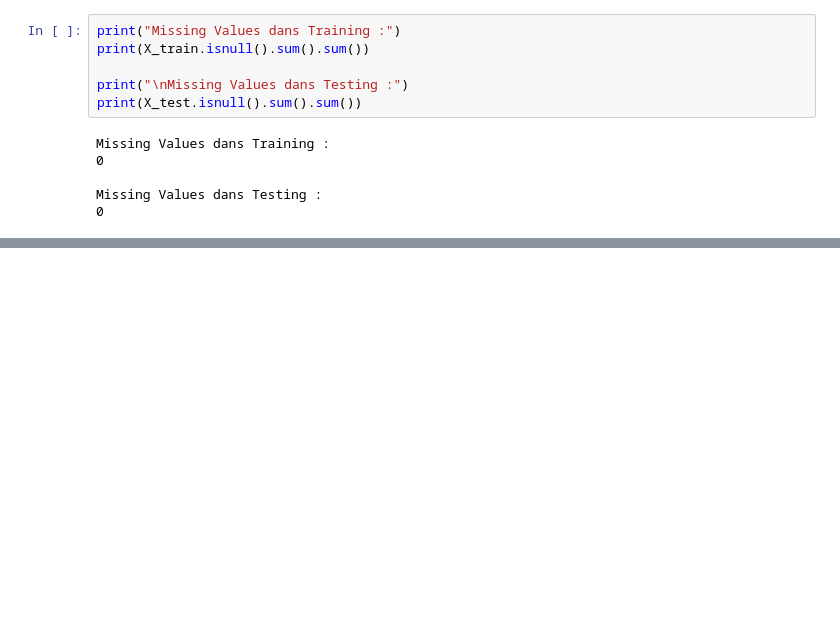
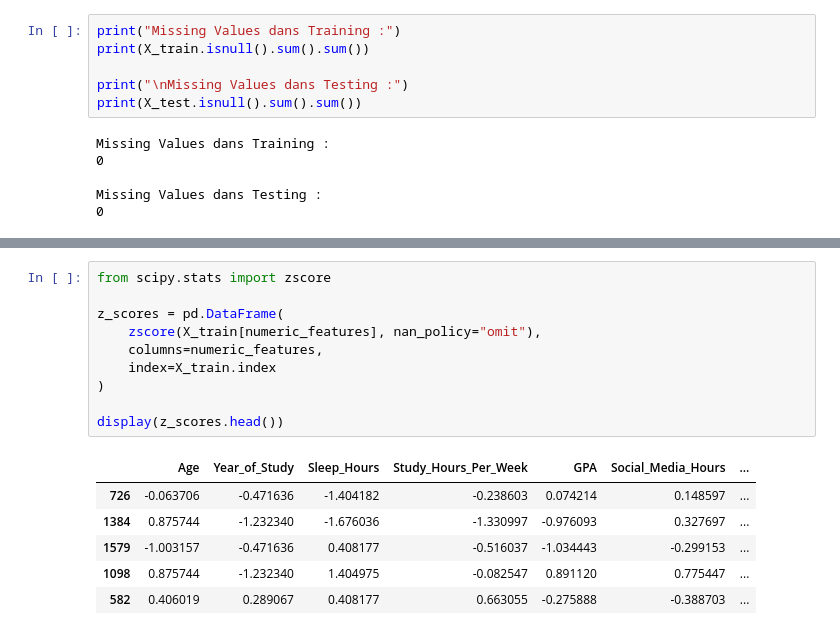
Before and after one commit to SaadiaAjbbar/Mental_Health_Risk_Prediction, a Jupyter notebook: notebooks/01_EDA.ipynb, the cells around one changed output, grey strips where cells are left out. Cells and saved outputs as stored; diff of their text form; blank space fills up the shorter version.

```diff
--- a/notebooks/01_EDA.ipynb
+++ b/notebooks/01_EDA.ipynb
@@ -977,0 +1095,17 @@ Missing Values dans Testing :
+# %%
+from scipy.stats import zscore
+
+z_scores = pd.DataFrame(
+    zscore(X_train[numeric_features], nan_policy="omit"),
+    columns=numeric_features,
+    index=X_train.index
+)
+
+display(z_scores.head())
+# %% [output]
+|  | Age | Year_of_Study | Sleep_Hours | Study_Hours_Per_Week | GPA | Social_Media_Hours | ... |
+| 726 | -0.063706 | -0.471636 | -1.404182 | -0.238603 | 0.074214 | 0.148597 | ... |
+| 1384 | 0.875744 | -1.232340 | -1.676036 | -1.330997 | -0.976093 | 0.327697 | ... |
+| 1579 | -1.003157 | -0.471636 | 0.408177 | -0.516037 | -1.034443 | -0.299153 | ... |
+| 1098 | 0.875744 | -1.232340 | 1.404975 | -0.082547 | 0.891120 | 0.775447 | ... |
+| 582 | 0.406019 | 0.289067 | 0.408177 | 0.663055 | -0.275888 | -0.388703 | ... |
```
Also changed, not shown: parts of 19 cells of this notebook.
